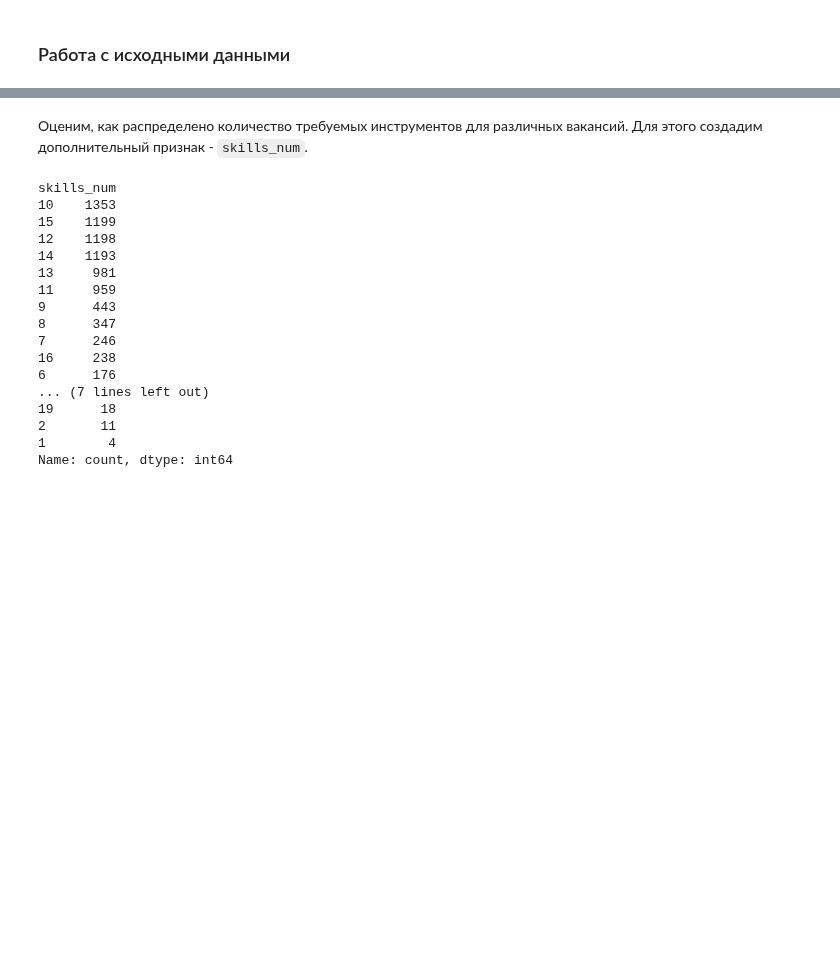
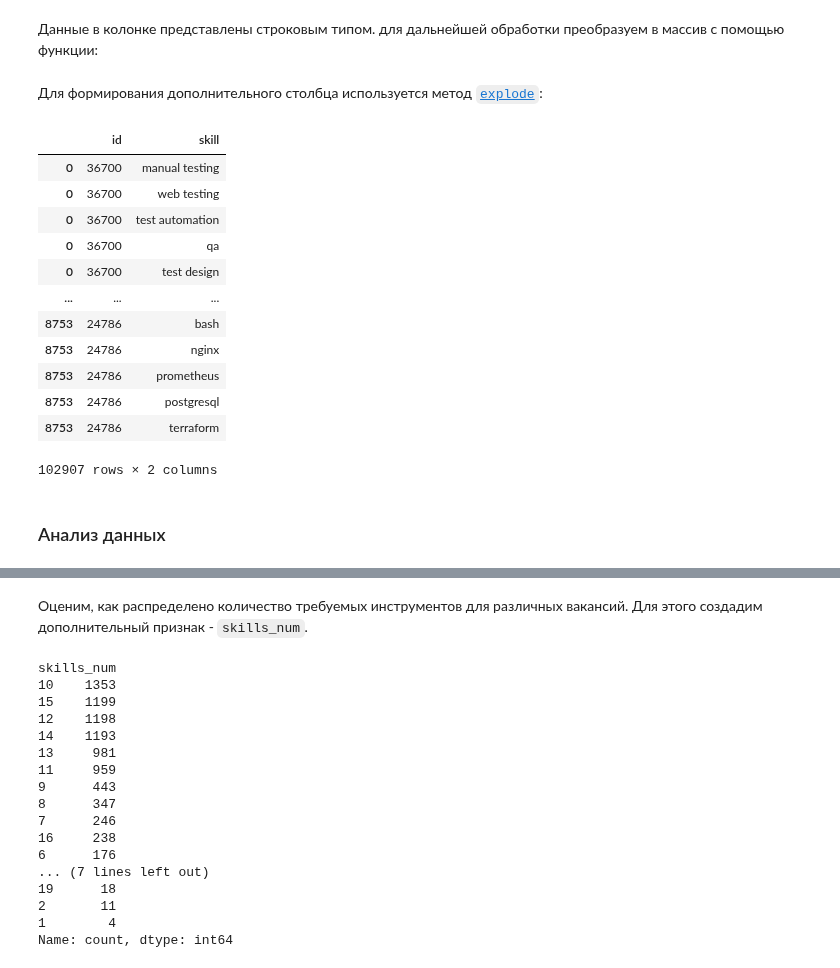
Before and after one commit to kmvitik/smadimo_group_project_2_scraping_api, a Jupyter notebook: hirehi/hirehi_eda.ipynb, the cells around one changed output, grey strips where cells are left out. Saved outputs shown, nothing was run; the diff lists cells and outputs as text; code cells hidden in the pictures; blank space fills up the shorter version.

```diff
--- a/hirehi/hirehi_eda.ipynb
+++ b/hirehi/hirehi_eda.ipynb
@@ -9,0 +12,2 @@ palette = ["#1f2d3a", "#0f766e", "#2a4d69"]
+# %%
+data = pd.read_csv('hirehi_vacancys.csv')
@@ -9,0 +43,37 @@ palette = ["#1f2d3a", "#0f766e", "#2a4d69"]
+# %% [markdown]
+Данные в колонке представлены строковым типом. для дальнейшей обработки преобразуем в массив с помощью функции:
+# %%
+def str_to_list(skills_string):
+
+    try:
+        if not skills_string or skills_string == "[]":
+            return []
+        skills_string = skills_string[1:-1].split(",")
+        skills_list = [
+            skill.replace("'", "").strip().lower() for skill in skills_string
+        ]
+        skills_list = set(skills_list)
+        return list(skills_list)
+
+    except Exception:
+        return []
+# %% [markdown]
+Для формирования дополнительного столбца используется метод [`explode`](https://pandas.pydata.org/docs/reference/api/pandas.DataFrame.explode.html):
+# %%
+data["skills"] = data["skills"].apply(lambda x: str_to_list(x))
+data_skills = (data[["id", "skills"]].explode("skills").rename(columns={"skills": "skill"}))
+data_skills
+# %% [output]
+|  | id | skill |
+| 0 | 36700 | manual testing |
+| 0 | 36700 | web testing |
+| 0 | 36700 | test automation |
+| 0 | 36700 | qa |
+| 0 | 36700 | test design |
+| ... | ... | ... |
+| 8753 | 24786 | bash |
+| 8753 | 24786 | nginx |
+| 8753 | 24786 | prometheus |
+| 8753 | 24786 | postgresql |
+| 8753 | 24786 | terraform |
+102907 rows × 2 columns
@@ -10,2 +82,2 @@ palette = ["#1f2d3a", "#0f766e", "#2a4d69"]
 # %% [markdown]
-### Работа с исходными данными
+### Анализ данных
```
Also changed, not shown: parts of 14 cells of this notebook.
